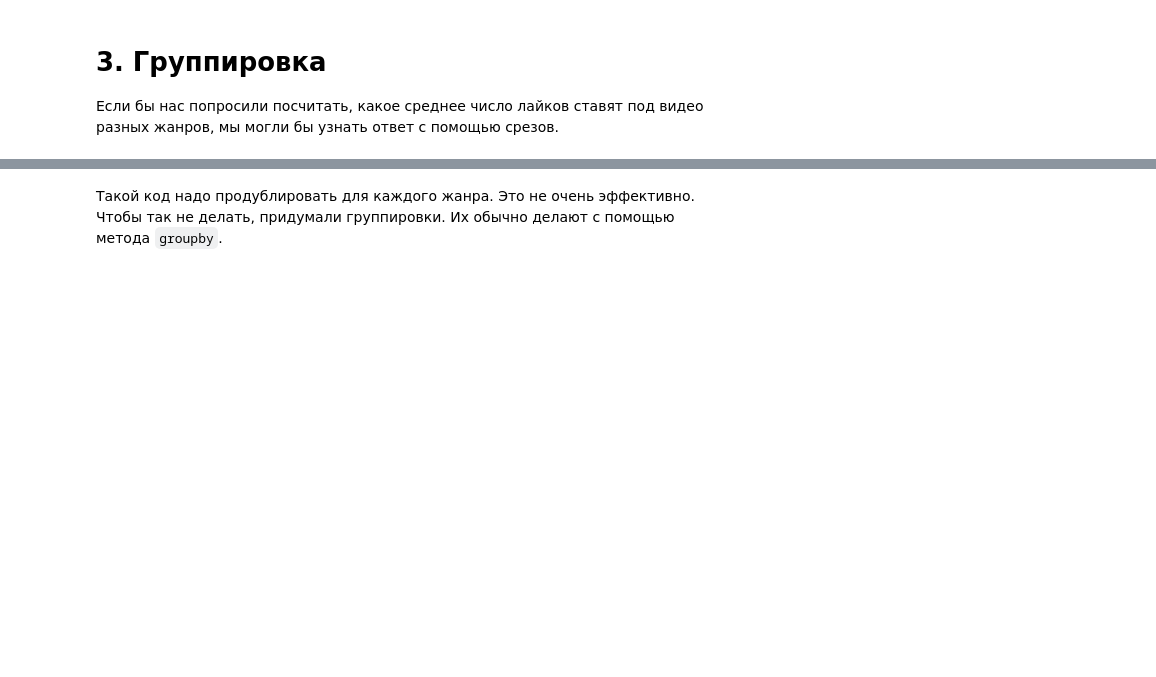
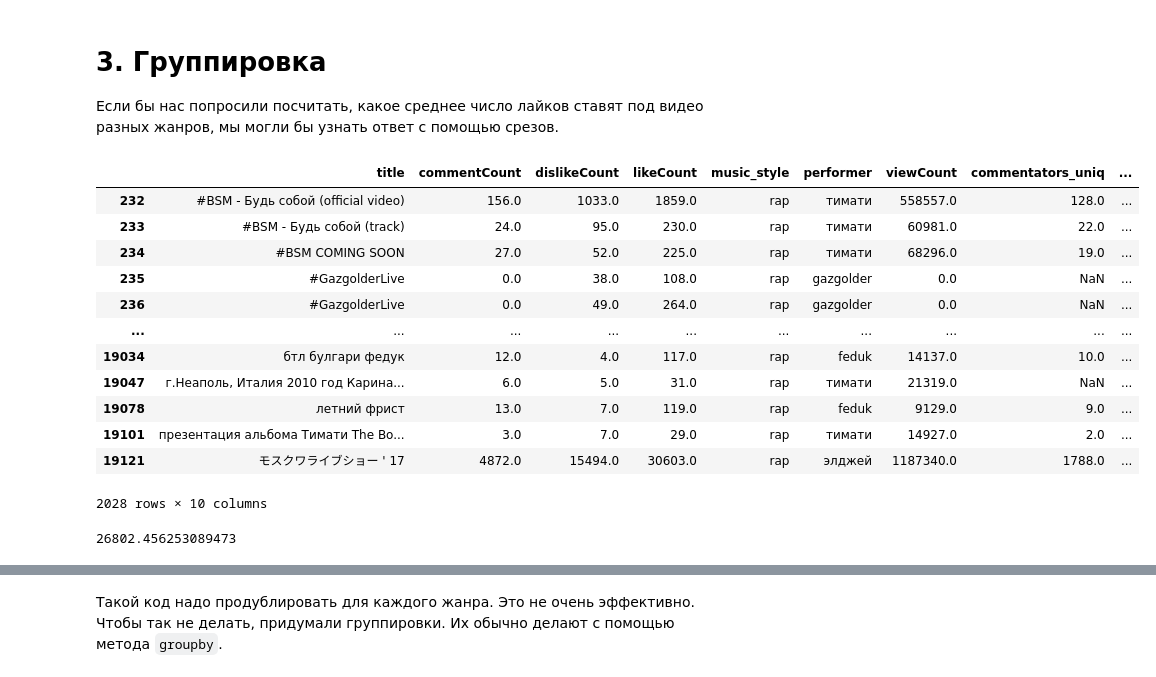
Before and after one commit to freefly-girl/test-for-vscode, a Jupyter notebook: week1/09_python_simple_visual_and_statistics.ipynb, the cells around one changed output, grey strips where cells are left out. Drawn from its saved outputs; the diff is of its cells as text; code cells hidden in the pictures; blank space fills up the shorter version.

```diff
--- a/week1/09_python_simple_visual_and_statistics.ipynb
+++ b/week1/09_python_simple_visual_and_statistics.ipynb
@@ -156,6 +271,24 @@ df.describe(include='object')
 
 Если бы нас попросили посчитать, какое среднее число лайков ставят под видео разных жанров, мы могли бы узнать ответ с помощью срезов.
 # %%
-df[df.music_style == 'rap'].likeCount.mean()
+df[df.music_style == 'rap']
+# %% [output]
+|  | title | commentCount | dislikeCount | likeCount | music_style | performer | viewCount | commentators_uniq | ... |
+| 232 | #BSM - Будь собой (official video) | 156.0 | 1033.0 | 1859.0 | rap | тимати | 558557.0 | 128.0 | ... |
+| 233 | #BSM - Будь собой (track) | 24.0 | 95.0 | 230.0 | rap | тимати | 60981.0 | 22.0 | ... |
+| 234 | #BSM COMING SOON | 27.0 | 52.0 | 225.0 | rap | тимати | 68296.0 | 19.0 | ... |
+| 235 | #GazgolderLive | 0.0 | 38.0 | 108.0 | rap | gazgolder | 0.0 | NaN | ... |
+| 236 | #GazgolderLive | 0.0 | 49.0 | 264.0 | rap | gazgolder | 0.0 | NaN | ... |
+| ... | ... | ... | ... | ... | ... | ... | ... | ... | ... |
+| 19034 | бтл булгари федук | 12.0 | 4.0 | 117.0 | rap | feduk | 14137.0 | 10.0 | ... |
+| 19047 | г.Неаполь, Италия 2010 год Карина... | 6.0 | 5.0 | 31.0 | rap | тимати | 21319.0 | NaN | ... |
+| 19078 | летний фрист | 13.0 | 7.0 | 119.0 | rap | feduk | 9129.0 | 9.0 | ... |
+| 19101 | презентация альбома Тимати The Bo... | 3.0 | 7.0 | 29.0 | rap | тимати | 14927.0 | 2.0 | ... |
+| 19121 | モスクワライブショー ' 17 | 4872.0 | 15494.0 | 30603.0 | rap | элджей | 1187340.0 | 1788.0 | ... |
+2028 rows × 10 columns
+# %%
+df[df.music_style == 'rap'].likeCount.mean() # срез под рэп, считает среднее количество лайков
+# %% [output]
+26802.456253089473
 # %%
 df[df.music_style == 'popsa'].likeCount.mean()
```
Also changed, not shown: parts of 47 cells of this notebook.
